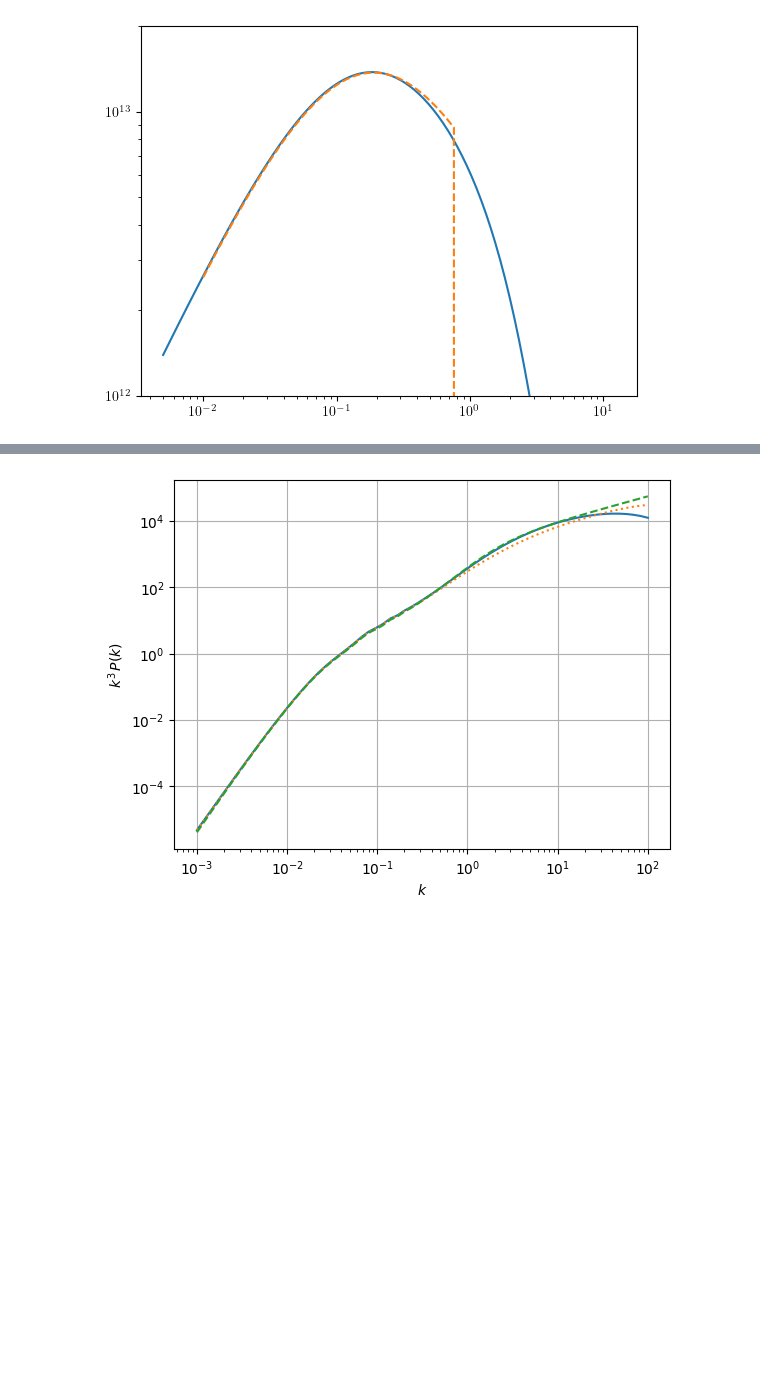
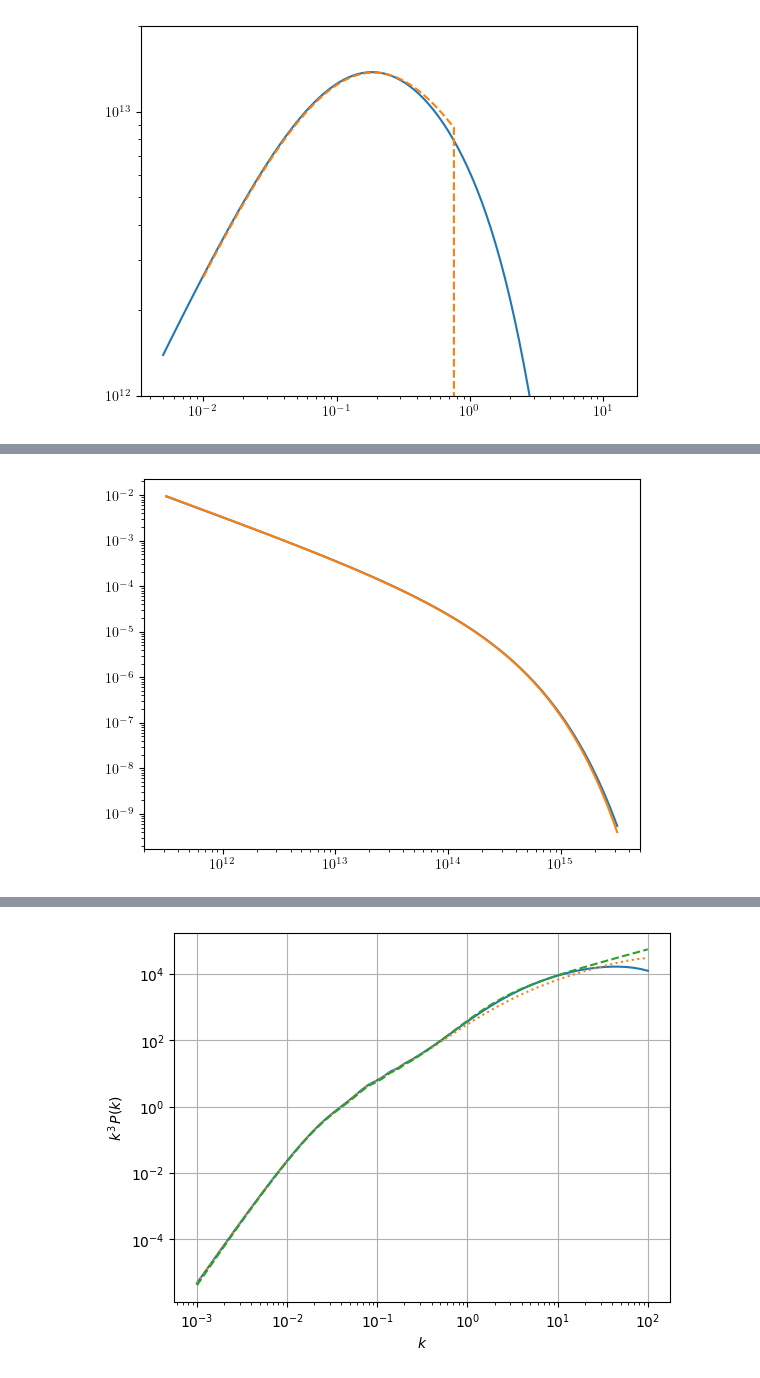
Before and after one commit to shivampcosmo/GODMAX, a Jupyter notebook: notebooks/compare_pyccl.ipynb, the cells around one changed output, grey strips where cells are left out. Saved outputs shown, nothing was run; the diff lists cells and outputs as text; code cells hidden in the pictures; blank space fills up the shorter version.

```diff
--- a/notebooks/compare_pyccl.ipynb
+++ b/notebooks/compare_pyccl.ipynb
@@ -333,0 +330,16 @@ Time taken to setup power spectra:  20.85095977783203
+# %%
+import colossus
+from colossus.cosmology import cosmology
+from colossus.lss import mass_function
+cosmo_params_dict = {'flat': True, 'H0': 67.2, 'Om0': 0.29, 'Ob0': 0.049, 'sigma8': 0.783, 'ns': 0.95, 'w0':-1.0}
+cosmo = cosmology.setCosmology('my_cosmo', cosmo_params_dict)
+mfunc_so = mass_function.massFunction(setup_power_BCMP_test.M_array, 0.0, mdef = '200c', model = 'tinker08', q_out = 'dndlnM')
+# %%
+pl.figure()
+pl.plot(setup_power_BCMP_test.M_array, mfunc_so, label='colossus')
+pl.plot(setup_power_BCMP_test.M_array, setup_power_BCMP_test.hmf_Mz_mat[0,:], label='BCMP')
+pl.yscale('log')
+pl.xscale('log')
+pl.show()
+# %% [output]
+[figure, added]
```
Also changed, not shown: parts of 5 cells of this notebook, 22 other files.
